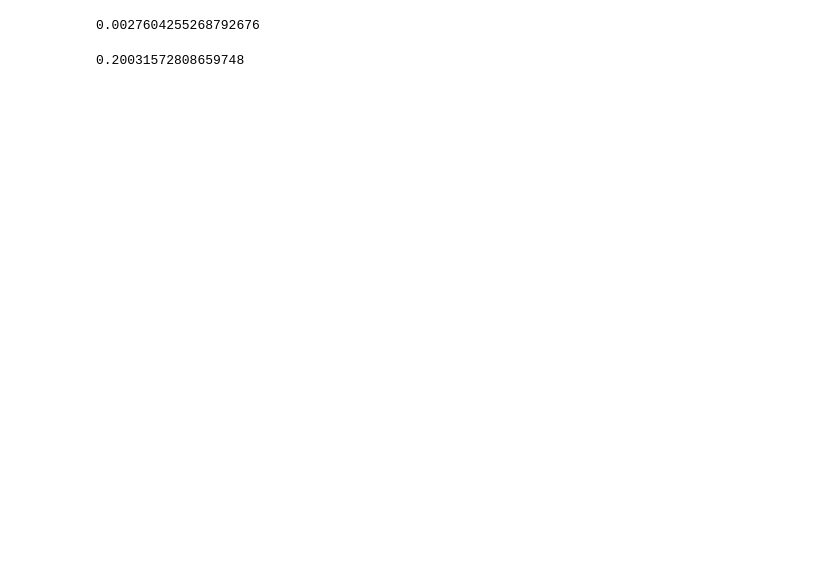
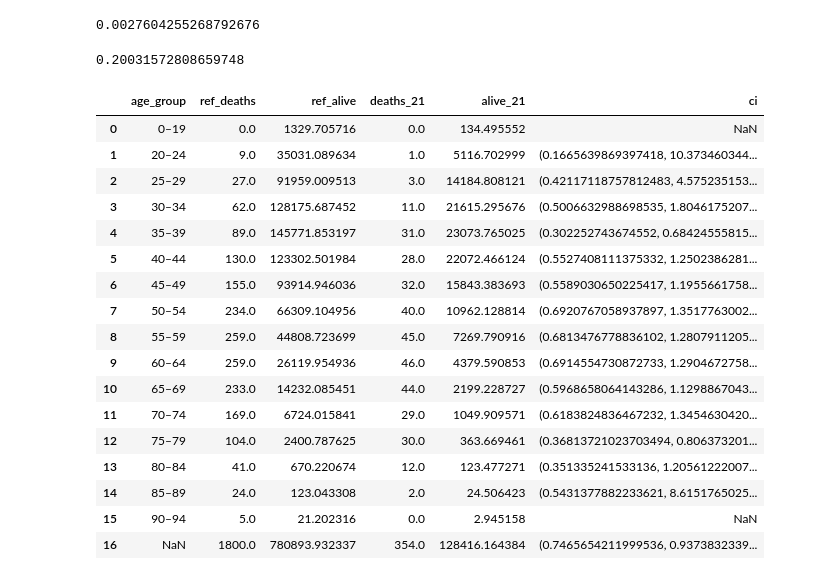
Before and after one commit to NPR-investigations/BOP_all_cause_mortality, a Jupyter notebook: 20220303_BOP_standardized_mortality_count_for_sharing.ipynb, the cells around one changed output. Saved outputs shown, nothing was run; the diff lists cells and outputs as text; code cells hidden in the pictures; blank space fills up the shorter version.

```diff
--- a/20220303_BOP_standardized_mortality_count_for_sharing.ipynb
+++ b/20220303_BOP_standardized_mortality_count_for_sharing.ipynb
@@ -608,3 +663,5 @@ yr21_1['mortality_rate_21'] = yr21_1.deaths/yr21_1.group_pop
+# %%
+yr21_1.columns = [x + '_21' if x !=  'age_group' else x for x in yr21_1.columns]
 # %%
 yr21_3 = pd.merge(yr21_1, std, on = 'age_group', how = 'left')
 yr21_3['weighted_rate'] = yr21_3.mortality_rate_21 * yr21_3.pop_pct
@@ -637,3 +694,34 @@ yr21_3.weighted_rate.sum()
 yr21_3.weighted_rate.sum()/std.weighted_rate.sum()-1
 # %% [output]
 0.20031572808659748
+# %%
+# calculating confidence intervals
+yr21_ci = yr21_3[['age_group','group_pop_21','deaths_21']].copy()
+yr21_ci['alive_21'] = yr21_ci.group_pop_21 - yr21_ci.deaths_21
+yr21_ci = yr21_ci.drop('group_pop_21', axis = 1)
+# %%
+ci_21 = pd.merge(ref_ci, yr21_ci, on = 'age_group',how = 'outer')
+ci_21 = ci_21.append(ci_21.sum(numeric_only=True), ignore_index=True)
+# %%
+ci_21['ci'] = [ci_95(a,b,c,d) if ((a!= 0) & (c != 0)) else np.nan for (a,b,c,d) in zip(ci_21.ref_deaths,ci_21.ref_alive,ci_21.deaths_21,ci_21.alive_21)]
+# %%
+ci_21
+# %% [output]
+|  | age_group | ref_deaths | ref_alive | deaths_21 | alive_21 | ci |
+| 0 | 0–19 | 0.0 | 1329.705716 | 0.0 | 134.495552 | NaN |
+| 1 | 20–24 | 9.0 | 35031.089634 | 1.0 | 5116.702999 | (0.1665639869397418, 10.373460344... |
+| 2 | 25–29 | 27.0 | 91959.009513 | 3.0 | 14184.808121 | (0.42117118757812483, 4.575235153... |
+| 3 | 30–34 | 62.0 | 128175.687452 | 11.0 | 21615.295676 | (0.5006632988698535, 1.8046175207... |
+| 4 | 35–39 | 89.0 | 145771.853197 | 31.0 | 23073.765025 | (0.302252743674552, 0.68424555815... |
+| 5 | 40–44 | 130.0 | 123302.501984 | 28.0 | 22072.466124 | (0.5527408111375332, 1.2502386281... |
+| 6 | 45–49 | 155.0 | 93914.946036 | 32.0 | 15843.383693 | (0.5589030650225417, 1.1955661758... |
+| 7 | 50–54 | 234.0 | 66309.104956 | 40.0 | 10962.128814 | (0.6920767058937897, 1.3517763002... |
+| 8 | 55–59 | 259.0 | 44808.723699 | 45.0 | 7269.790916 | (0.6813476778836102, 1.2807911205... |
+| 9 | 60–64 | 259.0 | 26119.954936 | 46.0 | 4379.590853 | (0.6914554730872733, 1.2904672758... |
+| 10 | 65–69 | 233.0 | 14232.085451 | 44.0 | 2199.228727 | (0.5968658064143286, 1.1298867043... |
+| 11 | 70–74 | 169.0 | 6724.015841 | 29.0 | 1049.909571 | (0.6183824836467232, 1.3454630420... |
+| 12 | 75–79 | 104.0 | 2400.787625 | 30.0 | 363.669461 | (0.36813721023703494, 0.806373201... |
+| 13 | 80–84 | 41.0 | 670.220674 | 12.0 | 123.477271 | (0.351335241533136, 1.20561222007... |
+| 14 | 85–89 | 24.0 | 123.043308 | 2.0 | 24.506423 | (0.5431377882233621, 8.6151765025... |
+| 15 | 90–94 | 5.0 | 21.202316 | 0.0 | 2.945158 | NaN |
+| 16 | NaN | 1800.0 | 780893.932337 | 354.0 | 128416.164384 | (0.7465654211999536, 0.9373832339... |
```
Also changed, not shown: parts of 17 cells of this notebook.
